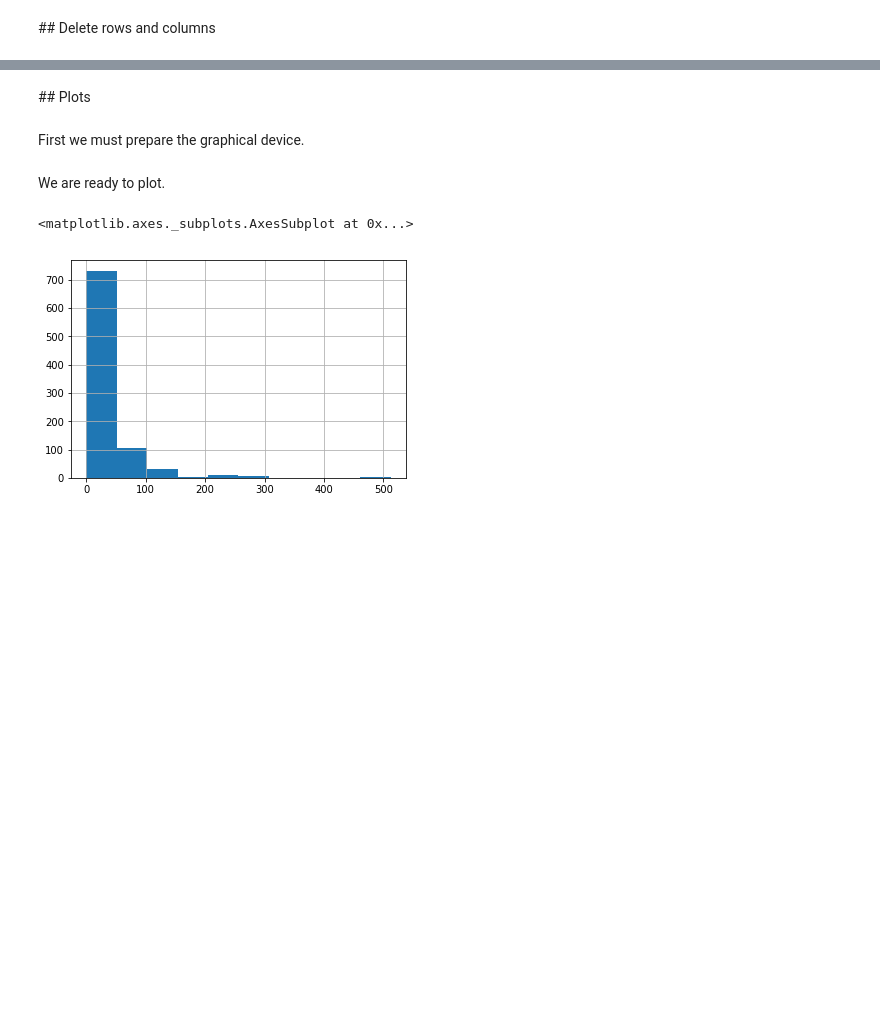
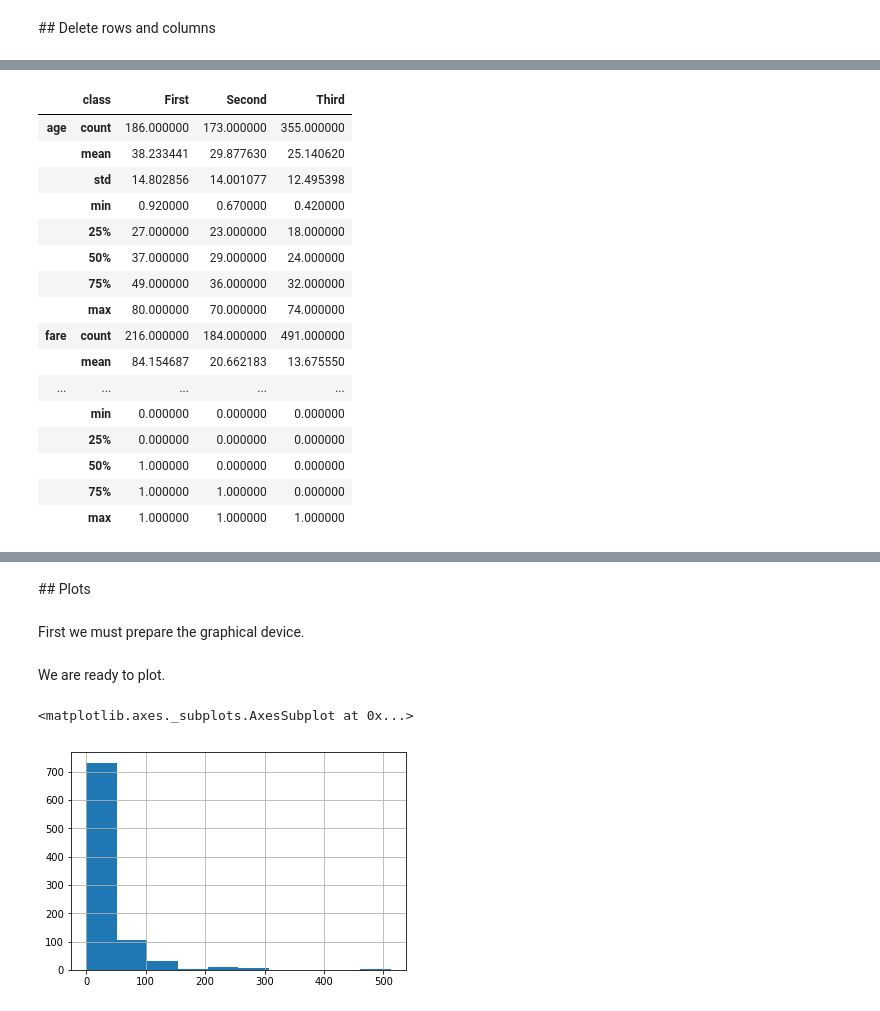
Before and after one commit to dfbarrero/dataCourse, a Jupyter notebook: pandas/Pandas.ipynb, the cells around one changed output, grey strips where cells are left out. Drawn from its saved outputs; the diff is of its cells as text; code cells hidden in the pictures; blank space fills up the shorter version.

```diff
--- a/pandas/Pandas.ipynb
+++ b/pandas/Pandas.ipynb
@@ -249,0 +270,20 @@ data.drop([10,12,20], axis=0); # Delete several rows
+# %%
+data.groupby('class').describe().T
+# %% [output]
+|  | class | First | Second | Third |
+| age | count | 186.000000 | 173.000000 | 355.000000 |
+|  | mean | 38.233441 | 29.877630 | 25.140620 |
+|  | std | 14.802856 | 14.001077 | 12.495398 |
+|  | min | 0.920000 | 0.670000 | 0.420000 |
+|  | 25% | 27.000000 | 23.000000 | 18.000000 |
+|  | 50% | 37.000000 | 29.000000 | 24.000000 |
+|  | 75% | 49.000000 | 36.000000 | 32.000000 |
+|  | max | 80.000000 | 70.000000 | 74.000000 |
+| fare | count | 216.000000 | 184.000000 | 491.000000 |
+|  | mean | 84.154687 | 20.662183 | 13.675550 |
+| ... | ... | ... | ... | ... |
+|  | min | 0.000000 | 0.000000 | 0.000000 |
+|  | 25% | 0.000000 | 0.000000 | 0.000000 |
+|  | 50% | 1.000000 | 0.000000 | 0.000000 |
+|  | 75% | 1.000000 | 1.000000 | 0.000000 |
+|  | max | 1.000000 | 1.000000 | 1.000000 |
```
Also changed, not shown: parts of 13 cells of this notebook, 1 other file.
